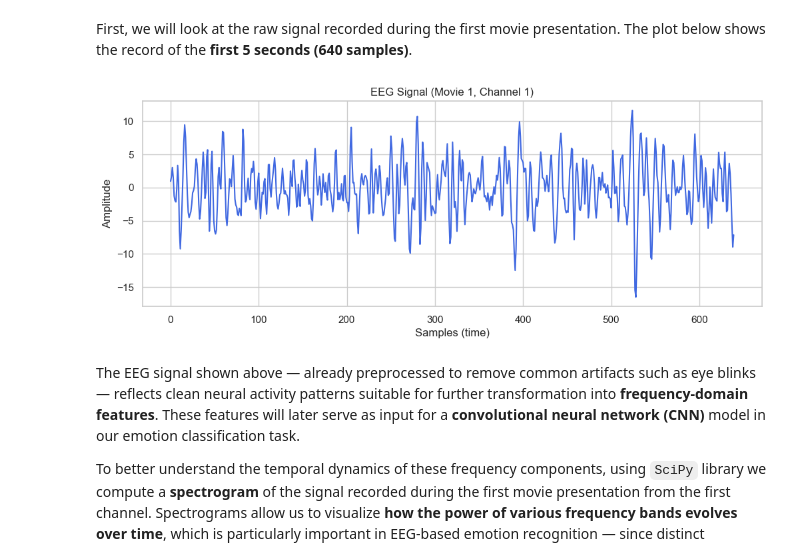
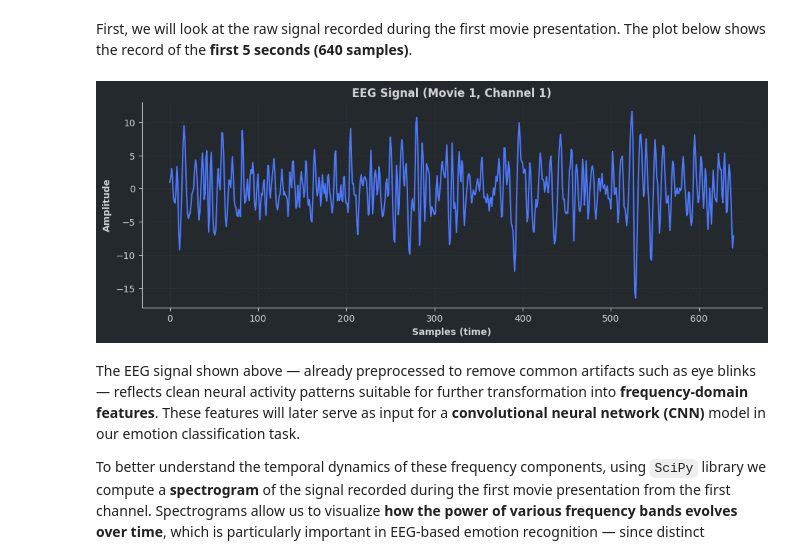
Before and after one commit to michal-owsiak/eeg-emotion-recognition-cnn, a Jupyter notebook: index.ipynb, the cells around one changed output. Cells and saved outputs as stored; diff of their text form; code cells hidden in the pictures.

```diff
--- a/index.ipynb
+++ b/index.ipynb
@@ -112,18 +109,31 @@ First, we will look at the raw signal recorded during the first movie presentati
 # %%
 video_index = 0
 channel_index = 0
 
 sample_signal = subject_eeg_data[video_index, channel_index, 0:640]
 
 plt.figure(figsize=(12, 4))
-plt.plot(sample_signal, color='royalblue')
-plt.title(f'EEG Signal (Movie {video_index + 1}, Channel {channel_index + 1})')
-plt.xlabel('Samples (time)')
-plt.ylabel('Amplitude')
+
+ax = plt.gca()
+ax.set_facecolor('#24292e')
+plt.gcf().patch.set_facecolor('#24292e')
+
+plt.plot(sample_signal, color='#4D79FD')
+plt.title(f'EEG Signal (Movie {video_index + 1}, Channel {channel_index + 1})', color='#d1d5da', fontweight='bold')
+plt.xlabel('Samples (time)', color='#d1d5da', fontweight='bold')
+plt.ylabel('Amplitude', color='#d1d5da', fontweight='bold')
+
+ax.tick_params(colors='#d1d5da')
+ax.spines['bottom'].set_color('#d1d5da')
+ax.spines['left'].set_color('#d1d5da')
+ax.spines['top'].set_visible(False)
+ax.spines['right'].set_visible(False)
+
+plt.grid(True, linestyle='--', color='#313439')
 
 plt.show()
 # %% [output]
-[figure, old version]
+[figure, new version]
 # %% [markdown]
 The EEG signal shown above — already preprocessed to remove common artifacts such as eye blinks — reflects clean neural activity patterns suitable for further transformation into **frequency-domain features**. These features will later serve as input for a **convolutional neural network (CNN)** model in our emotion classification task.
 
```
Also changed, not shown: parts of 3 cells of this notebook.
